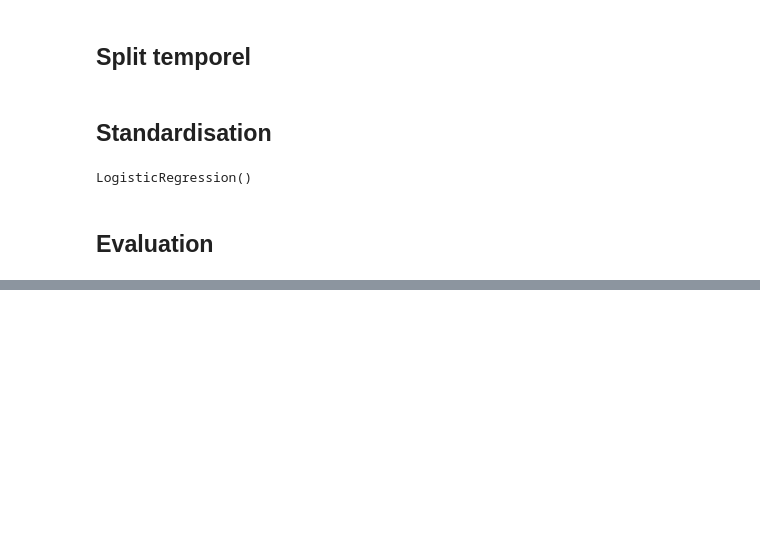
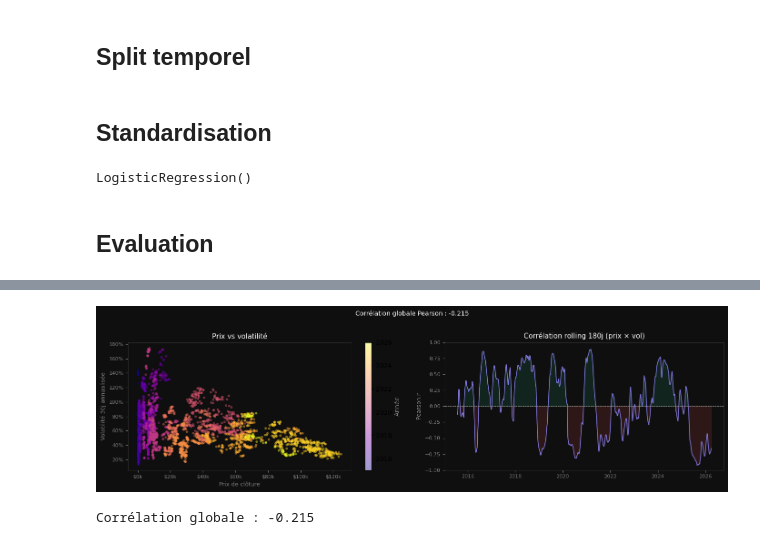
Before and after one commit to Geoffgrid/ai_for_finance, a Jupyter notebook: notebook/notebook.ipynb, the cells around one changed output, grey strips where cells are left out. Saved outputs shown, nothing was run; the diff lists cells and outputs as text; code cells hidden in the pictures; blank space fills up the shorter version.

```diff
--- a/notebook/notebook.ipynb
+++ b/notebook/notebook.ipynb
@@ -80,0 +161,48 @@ my_prediction_function(
+# %%
+# Corrélation prix vs volatilité
+merged = df2_daily[['Close', 'vol_30d']].dropna()
+
+fig, axes = plt.subplots(1, 2, figsize=(14, 4), facecolor='#0f0f0f')
+
+# Scatter prix vs vol
+ax = axes[0]
+sc = ax.scatter(merged['Close'], merged['vol_30d'],
+                c=merged.index.year, cmap='plasma',
+                alpha=0.4, s=8)
+ax.set_facecolor('#0f0f0f')
+ax.tick_params(colors='gray', labelsize=8)
+ax.xaxis.set_major_formatter(plt.FuncFormatter(lambda x, _: f'${x/1000:.0f}k'))
+ax.yaxis.set_major_formatter(plt.FuncFormatter(lambda x, _: f'{x:.0f}%'))
+ax.set_xlabel('Prix de clôture', color='gray', fontsize=9)
+ax.set_ylabel('Volatilité 30j annualisée', color='gray', fontsize=9)
+ax.set_title('Prix vs volatilité', color='white', fontsize=11)
+for spine in ax.spines.values(): spine.set_color('#333')
+plt.colorbar(sc, ax=ax, label='Année').ax.yaxis.label.set_color('gray')
+
+# Corrélation rolling dans le temps
+corr_rolling = merged['Close'].rolling(180).corr(merged['vol_30d'])
+
+ax2 = axes[1]
+ax2.plot(corr_rolling.index, corr_rolling, color='#7F77DD', linewidth=1.2)
+ax2.axhline(0, color='#888780', linewidth=0.7, linestyle='--')
+ax2.fill_between(corr_rolling.index, corr_rolling, 0,
+                 where=corr_rolling > 0, alpha=0.15, color='#1D9E75')
+ax2.fill_between(corr_rolling.index, corr_rolling, 0,
+                 where=corr_rolling < 0, alpha=0.15, color='#E24B4A')
+ax2.set_ylim(-1, 1)
+ax2.set_facecolor('#0f0f0f')
+ax2.tick_params(colors='gray', labelsize=8)
+ax2.set_title('Corrélation rolling 180j (prix × vol)', color='white', fontsize=11)
+ax2.set_ylabel('Pearson r', color='gray', fontsize=9)
+for spine in ax2.spines.values(): spine.set_color('#333')
+
+corr_global = merged['Close'].corr(merged['vol_30d'])
+fig.suptitle(f'Corrélation globale Pearson : {corr_global:.3f}',
+             color='white', fontsize=10, y=1.01)
+
+plt.tight_layout()
+plt.show()
+print(f"Corrélation globale : {corr_global:.3f}")
+# %% [output]
+[figure, added]
+Corrélation globale : -0.215
```
Also changed, not shown: parts of 6 cells of this notebook, 9 other files.
